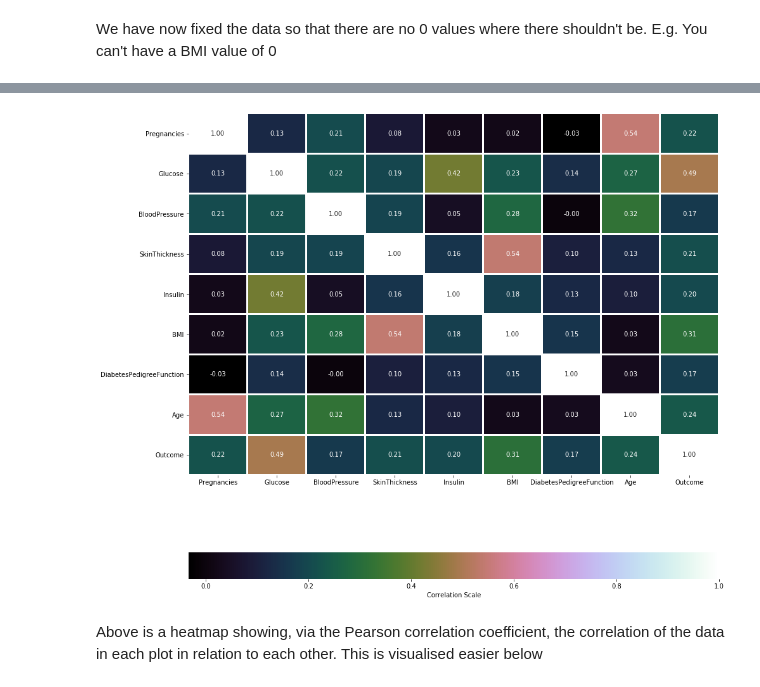
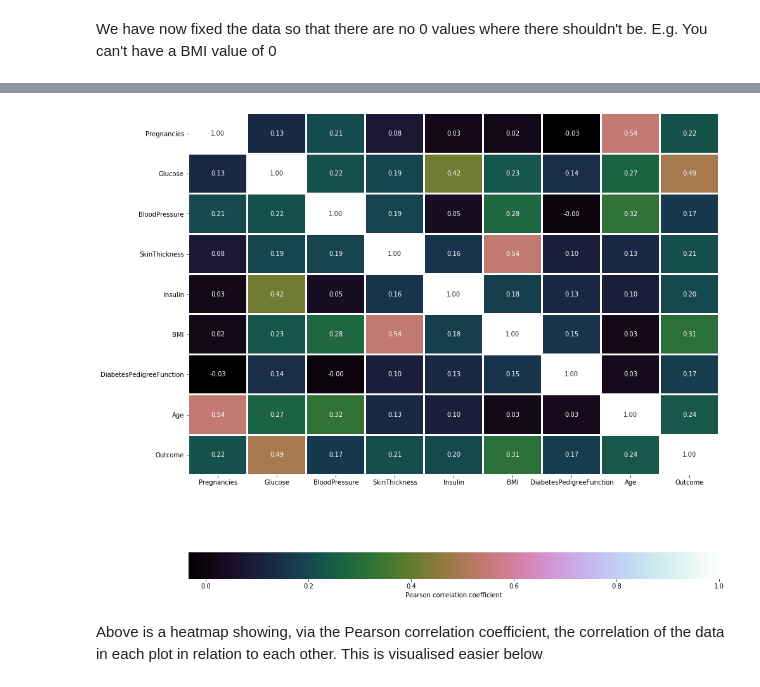
Before and after one commit to pOSNode/ML-Healthcare-Project, a Jupyter notebook: Diabetes-Classification-project.ipynb, the cells around one changed output, grey strips where cells are left out. Saved outputs shown, nothing was run; the diff lists cells and outputs as text; code cells hidden in the pictures.

```diff
--- a/Diabetes-Classification-project.ipynb
+++ b/Diabetes-Classification-project.ipynb
@@ -149,9 +173,9 @@ df.describe()
 | max | 17.000000 | 199.000000 | 122.000000 | 99.000000 | 846.000000 | 67.100000 | 2.420000 | 81.000000 | ... |
 # %%
 plt.figure(figsize=(15, 15))
-sns.heatmap(df.corr(), linewidths=2, fmt= ".2f", cmap="cubehelix",annot=True, cbar_kws={'label': 'Correlation Scale', 'orientation': 'horizontal'});
+sns.heatmap(df.corr(), linewidths=2, fmt= ".2f", cmap="cubehelix",annot=True, cbar_kws={'label': 'Pearson correlation coefficient', 'orientation': 'horizontal'});
 # %% [output]
-[figure, old version]
+[figure, new version]
 # %% [markdown]
 Above is a heatmap showing, via the Pearson correlation coefficient, the correlation of the data in each plot in relation to each other. This is visualised easier below
 # %%
```
Also changed, not shown: parts of 16 cells of this notebook.
